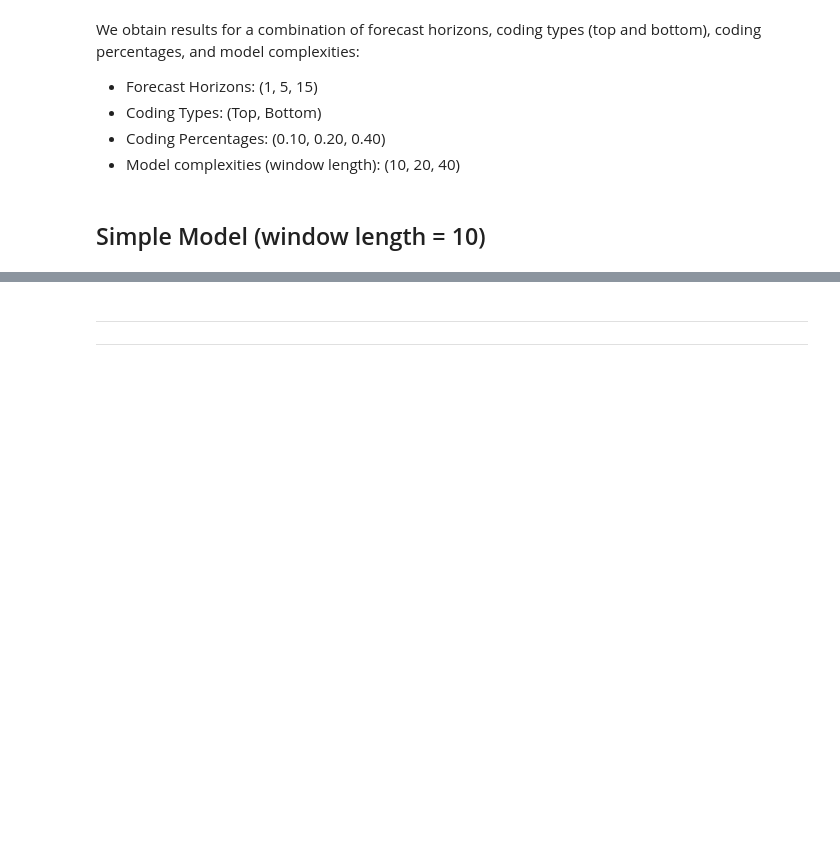
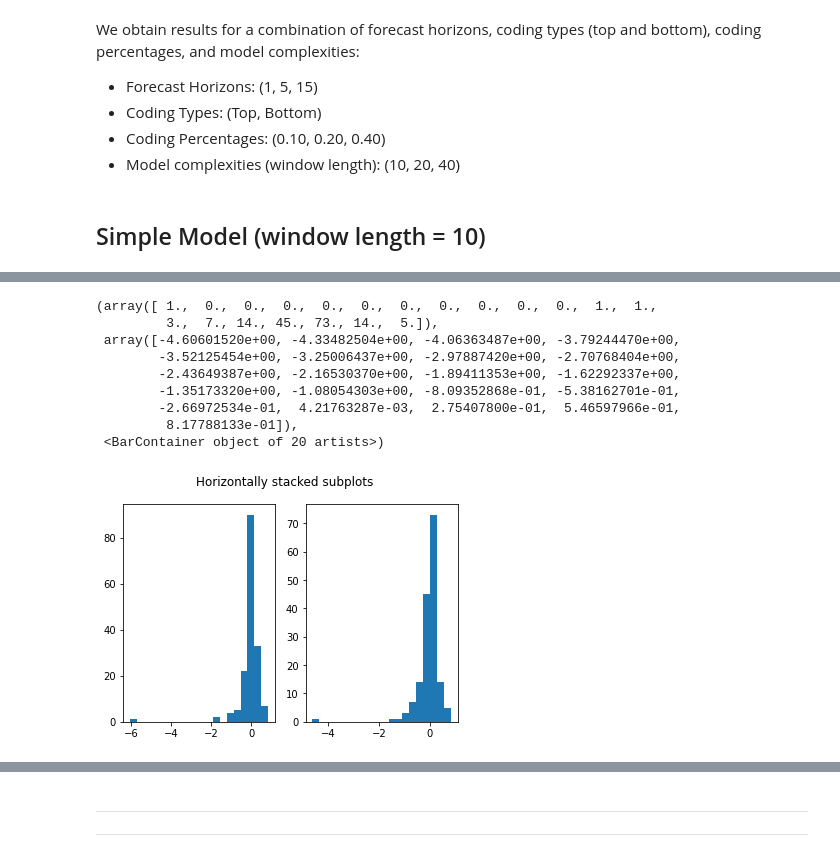
Before and after one commit to cdbale/Privacy-and-Forecasting-Empirical, a Jupyter notebook: Code/Analysis/Top_Bottom_Coding_Global_LGBM-detrended-data.ipynb, the cells around one changed output, grey strips where cells are left out. Saved outputs shown, nothing was run; the diff lists cells and outputs as text; code cells hidden in the pictures; blank space fills up the shorter version.

```diff
--- a/Code/Analysis/Top_Bottom_Coding_Global_LGBM-detrended-data.ipynb
+++ b/Code/Analysis/Top_Bottom_Coding_Global_LGBM-detrended-data.ipynb
@@ -53,8 +55,11 @@ window_length=10
 # %%
 results_dict_10 = {}
+fcasts_10 = {}
+fcasts_protected_10 = {}
+tests = {}
 types = ["Top", "Bottom"]
 percentages = [0.10, 0.20, 0.40]
-horizons = [1, 5, 15]
+horizons = [1, 20]
 # %%
 for t in types:
     for p in percentages:
@@ -82,0 +94,29 @@ results_dict_10
+# %%
+# plot the accuracy changes for a given scenario
+fcasts = fcasts_10["h=20, Bottom 0.1"]
+fcasts_protected = fcasts_protected_10["h=20, Bottom 0.1"]
+Test = tests["h=20, Bottom 0.1"]
+# %%
+maes_orig = mean_absolute_error(Test, fcasts, multioutput="raw_values")
+maes_protected = mean_absolute_error(Test, fcasts_protected, multioutput="raw_values")
+rmses_orig = mean_squared_error(Test, fcasts, square_root=True, multioutput="raw_values")
+rmses_protected = mean_squared_error(Test, fcasts_protected, square_root=True, multioutput="raw_values")
+# %%
+pct_maes = (maes_orig-maes_protected)/maes_orig
+pct_rmses = (rmses_orig-rmses_protected)/rmses_orig
+# %%
+fig, (ax1, ax2) = plt.subplots(1, 2)
+fig.suptitle('Horizontally stacked subplots')
+ax1.hist(pct_maes, bins=20)
+ax2.hist(pct_rmses, bins=20)
+# %% [output]
+(array([ 1.,  0.,  0.,  0.,  0.,  0.,  0.,  0.,  0.,  0.,  0.,  1.,  1.,
+         3.,  7., 14., 45., 73., 14.,  5.]),
+ array([-4.60601520e+00, -4.33482504e+00, -4.06363487e+00, -3.79244470e+00,
+        -3.52125454e+00, -3.25006437e+00, -2.97887420e+00, -2.70768404e+00,
+        -2.43649387e+00, -2.16530370e+00, -1.89411353e+00, -1.62292337e+00,
+        -1.35173320e+00, -1.08054303e+00, -8.09352868e-01, -5.38162701e-01,
+        -2.66972534e-01,  4.21763287e-03,  2.75407800e-01,  5.46597966e-01,
+         8.17788133e-01]),
+ <BarContainer object of 20 artists>)
+[figure, added]
```
Also changed, not shown: parts of 17 cells of this notebook, 10 other files.
